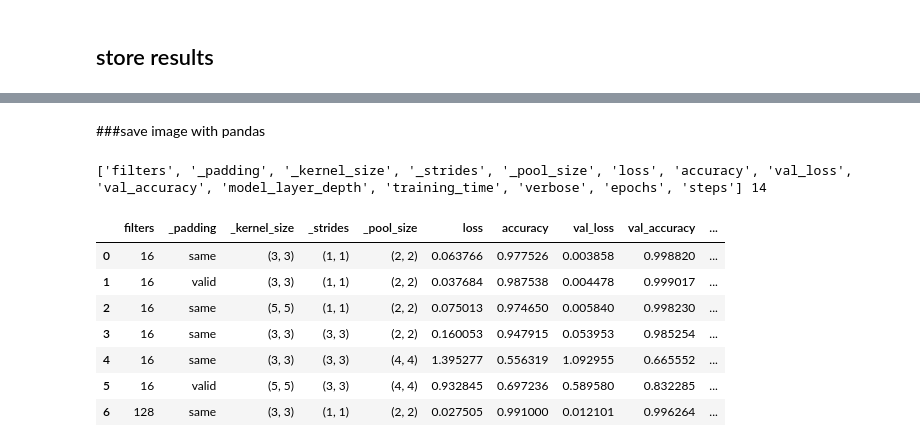
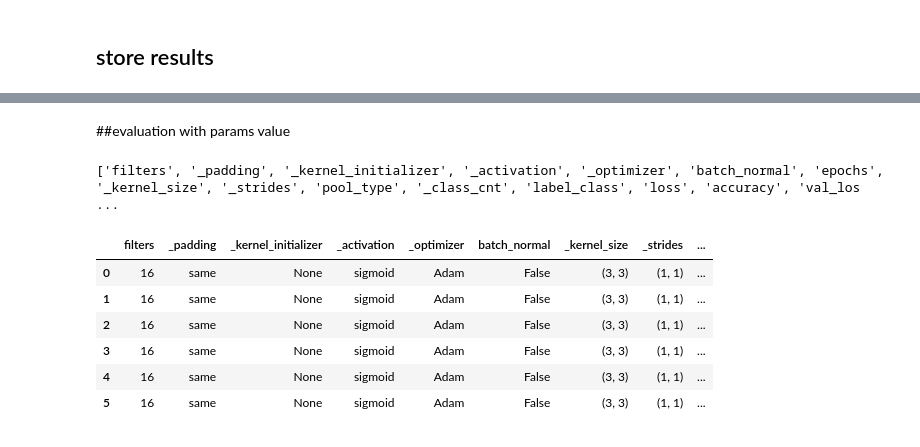
Before and after one commit to yojulab/knou_study_machinglearning, a Jupyter notebook: codes/sanghunoh/reports/Term_2_CNN_MPIE_results.ipynb, the cells around one changed output, grey strips where cells are left out. Saved outputs shown, nothing was run; the diff lists cells and outputs as text; code cells hidden in the pictures.

```diff
--- a/codes/sanghunoh/reports/Term_2_CNN_MPIE_results.ipynb
+++ b/codes/sanghunoh/reports/Term_2_CNN_MPIE_results.ipynb
@@ -227,7 +144,6 @@ result_list = list()
 for idx, result in enumerate(results):
   model, history, training_time, params = result[0], result[1], result[2], result[3]
   print(f'Training Time : {training_time:.3f} sec')
-  # drawModel(idx, model)
-  drawModelHistory(idx, history, training_time)
+  # drawModelHistory(idx, history, training_time)
   result_list.append(resultvaluesTolist(model, history, training_time, params))
 # %% [output]
@@ -248,19 +156,25 @@ Training Time : 1418.892 sec
-# %% [markdown]
-###save image with pandas
+# %% [markdown]
+##evaluation with params value
 # %%
 column_name = list(params.keys())+list(history.history.keys())+['model_layer_depth','training_time']+list(history.params.keys())
 print(column_name, len(column_name))
-import pandas as pd
-result_df = pd.DataFrame(data=result_list, columns=column_name)
-result_df_useful = result_df.loc[:,'filters':'training_time']
-result_df_useful
 # %% [output]
-['filters', '_padding', '_kernel_size', '_strides', '_pool_size', 'loss', 'accuracy', 'val_loss', 'val_accuracy', 'model_layer_depth', 'training_time', 'verbose', 'epochs', 'steps'] 14
+['filters', '_padding', '_kernel_initializer', '_activation', '_optimizer', 'batch_normal', 'epochs', '_kernel_size', '_strides', 'pool_type', '_class_cnt', 'label_class', 'loss', 'accuracy', 'val_los ...
-|  | filters | _padding | _kernel_size | _strides | _pool_size | loss | accuracy | val_loss | val_accuracy | ... |
-| 0 | 16 | same | (3, 3) | (1, 1) | (2, 2) | 0.063766 | 0.977526 | 0.003858 | 0.998820 | ... |
-| 1 | 16 | valid | (3, 3) | (1, 1) | (2, 2) | 0.037684 | 0.987538 | 0.004478 | 0.999017 | ... |
-| 2 | 16 | same | (5, 5) | (1, 1) | (2, 2) | 0.075013 | 0.974650 | 0.005840 | 0.998230 | ... |
-| 3 | 16 | same | (3, 3) | (3, 3) | (2, 2) | 0.160053 | 0.947915 | 0.053953 | 0.985254 | ... |
-| 4 | 16 | same | (3, 3) | (3, 3) | (4, 4) | 1.395277 | 0.556319 | 1.092955 | 0.665552 | ... |
-| 5 | 16 | valid | (5, 5) | (3, 3) | (4, 4) | 0.932845 | 0.697236 | 0.589580 | 0.832285 | ... |
-| 6 | 128 | same | (3, 3) | (1, 1) | (2, 2) | 0.027505 | 0.991000 | 0.012101 | 0.996264 | ... |
+# %%
+import pandas as pd
+result_df = pd.DataFrame(data=result_list, columns=column_name)
+# result_df_epochs
+result_df_epochs = result_df.iloc[:,[6]]
+
+result_df.drop(labels='epochs', axis=1, inplace=True)
+result_df = pd.concat([result_df, result_df_epochs], axis=1)
+result_df.keys()
+result_df
+# %% [output]
+|  | filters | _padding | _kernel_initializer | _activation | _optimizer | batch_normal | _kernel_size | _strides | ... |
+| 0 | 16 | same | None | sigmoid | Adam | False | (3, 3) | (1, 1) | ... |
+| 1 | 16 | same | None | sigmoid | Adam | False | (3, 3) | (1, 1) | ... |
+| 2 | 16 | same | None | sigmoid | Adam | False | (3, 3) | (1, 1) | ... |
+| 3 | 16 | same | None | sigmoid | Adam | False | (3, 3) | (1, 1) | ... |
+| 4 | 16 | same | None | sigmoid | Adam | False | (3, 3) | (1, 1) | ... |
+| 5 | 16 | same | None | sigmoid | Adam | False | (3, 3) | (1, 1) | ... |
```
Also changed, not shown: parts of 36 cells of this notebook.
